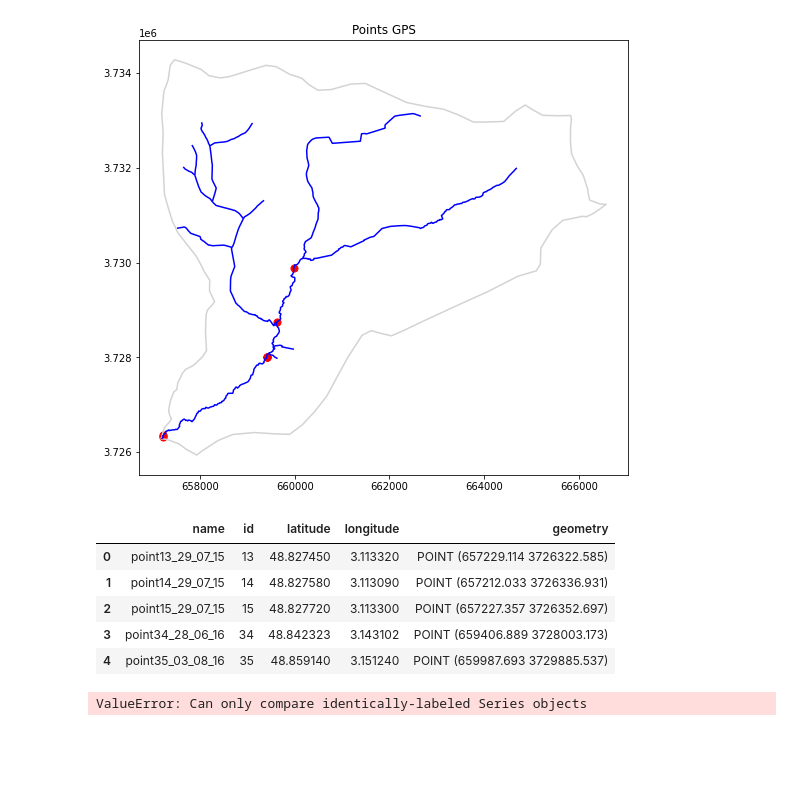
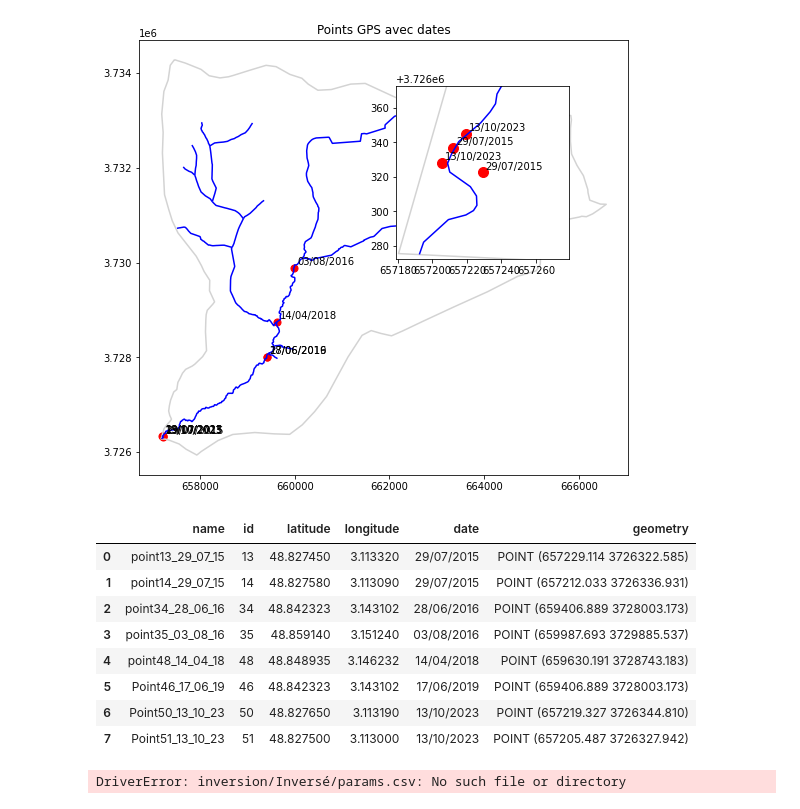
Before and after one commit to Lauredesorgues/MOLONARI_projet_3-, a Jupyter notebook: map/map.ipynb, the cells around one changed output. Drawn from its saved outputs; the diff is of its cells as text; code cells hidden in the pictures; blank space fills up the shorter version.

```diff
--- a/map/map.ipynb
+++ b/map/map.ipynb
@@ -21,58 +21,77 @@ def convert_to_lambert(point):
     transformer = pyproj.Transformer.from_crs(wgs84, lambert93, always_xy=True)
 
     # Effectuer la transformation
     lon, lat = point.x, point.y
     x, y = transformer.transform(lon, lat)
 
     return Point(x, y)
 
 
 # Coordonnées géographiques d'origine
 points_data = [
-    {'name': 'point13_29_07_15', 'id': 13, 'latitude': 48.82745, 'longitude': 3.11332},
-    {'name': 'point14_29_07_15', 'id': 14, 'latitude': 48.82758, 'longitude': 3.11309},
-    {'name': 'point15_29_07_15', 'id': 15, 'latitude': 48.82772, 'longitude': 3.1133},
-    {'name': 'point34_28_06_16', 'id': 34, 'latitude': 48.842323, 'longitude': 3.143102},
-    {'name': 'point35_03_08_16', 'id': 35, 'latitude': 48.85914, 'longitude': 3.15124},
-    {'name': 'point48_14_04_18','id': 48, 'latitude': 48.8489348, 'longitude': 3.1462324},
-    {'name':'Point46_17_06_19','id':46,'latitude': 48.842323, 'longitude': 3.143102},
-    {'name':'Point50_13_10_23','id':50,'latitude': 48.842323, 'longitude': 3.143102},
-    {'name':'Point51_13_10_23','id':51,'latitude': 48.842323, 'longitude': 3.143102}
+    {'name': 'point13_29_07_15', 'id': 13, 'latitude': 48.82745, 'longitude': 3.11332, 'date':"29/07/2015"},
+    {'name': 'point14_29_07_15', 'id': 14, 'latitude': 48.82758, 'longitude': 3.11309, 'date':"29/07/2015"},
+    {'name': 'point34_28_06_16', 'id': 34, 'latitude': 48.842323, 'longitude': 3.143102, 'date':"28/06/2016"},
+    {'name': 'point35_03_08_16', 'id': 35, 'latitude': 48.85914, 'longitude': 3.15124, 'date':"03/08/2016"},
+    {'name': 'point48_14_04_18','id': 48, 'latitude': 48.8489348, 'longitude': 3.1462324, 'date':"14/04/2018"},
+    {'name': 'Point46_17_06_19','id':46,'latitude': 48.842323, 'longitude': 3.143102, 'date':"17/06/2019"},
+    {'name': 'Point50_13_10_23','id':50,'latitude': 48.82765, 'longitude': 3.11319, 'date':"13/10/2023"},
+    {'name': 'Point51_13_10_23','id':51,'latitude': 48.82750, 'longitude': 3.11300, 'date':"13/10/2023"}
 ]
 
 # Créer un GeoDataFrame à partir des coordonnées géographiques
 gdf = gpd.GeoDataFrame(points_data, geometry=[Point(xy) for xy in zip([point['longitude'] for point in points_data], [point['latitude'] for point in points_data])])
 
 # Convertir les coordonnées en Lambert 93
 gdf['geometry'] = gdf['geometry'].apply(convert_to_lambert)
-
-
 
 # Charger une carte de fond (vous pouvez utiliser votre propre carte si vous le souhaitez)
 bv = gpd.read_file('limites_avenelles_l3.shp')
 river=gpd.read_file('reseau_hydraugraphique_l3.shp')
 
 # Ploter les points sur la carte de fond
 fig, ax = plt.subplots(figsize=(10, 8))
 bv.plot(ax=ax, color='lightgray')
 river.plot(ax=ax,color='blue')
 gdf.plot(ax=ax, marker='o', color='red', markersize=50)
-plt.title('Points GPS')
+
+#Afficher le name des points
+for x, y, label in zip(gdf.geometry.x, gdf.geometry.y, gdf['date']):
+    ax.annotate(label, xy=(x, y), xytext=(3, 3), textcoords="offset points")
+
+plt.title('Points GPS avec dates')
+
+# Créer un inset pour le zoom
+ax_inset = plt.axes([0.5, 0.5, 0.3, 0.3])  # Les arguments sont [left, bottom, width, height] en fractions de la figure
+bv.plot(ax=ax_inset, color='lightgray')
+river.plot(ax=ax_inset,color='blue')
+gdf.plot(ax=ax_inset, marker='o', color='red', markersize=100)
+#Afficher le name des points
+for x, y, label in zip(gdf.geometry.x, gdf.geometry.y, gdf['date']):
+    ax_inset.annotate(label, xy=(x, y), xytext=(3, 3), textcoords="offset points")
+
+
+# Faire un zoom sur les points qui se superposent dans l'inset
+zoom_level = 50  # Ajuster en fonction de la taille de la zone que vous voulez afficher
+ax_inset.set_xlim(657229.114 - zoom_level, 657229.114 + zoom_level)
+ax_inset.set_ylim(3726322.585 - zoom_level, 3726322.585 + zoom_level)
+
 plt.show()
 # %% [output]
-[figure, old version]
+[figure, new version]
 # %%
-gdf.head()
+gdf
 # %% [output]
-|  | name | id | latitude | longitude | geometry |
-| 0 | point13_29_07_15 | 13 | 48.827450 | 3.113320 | POINT (657229.114 3726322.585) |
-| 1 | point14_29_07_15 | 14 | 48.827580 | 3.113090 | POINT (657212.033 3726336.931) |
-| 2 | point15_29_07_15 | 15 | 48.827720 | 3.113300 | POINT (657227.357 3726352.697) |
-| 3 | point34_28_06_16 | 34 | 48.842323 | 3.143102 | POINT (659406.889 3728003.173) |
-| 4 | point35_03_08_16 | 35 | 48.859140 | 3.151240 | POINT (659987.693 3729885.537) |
+|  | name | id | latitude | longitude | date | geometry |
+| 0 | point13_29_07_15 | 13 | 48.827450 | 3.113320 | 29/07/2015 | POINT (657229.114 3726322.585) |
+| 1 | point14_29_07_15 | 14 | 48.827580 | 3.113090 | 29/07/2015 | POINT (657212.033 3726336.931) |
+| 2 | point34_28_06_16 | 34 | 48.842323 | 3.143102 | 28/06/2016 | POINT (659406.889 3728003.173) |
+| 3 | point35_03_08_16 | 35 | 48.859140 | 3.151240 | 03/08/2016 | POINT (659987.693 3729885.537) |
+| 4 | point48_14_04_18 | 48 | 48.848935 | 3.146232 | 14/04/2018 | POINT (659630.191 3728743.183) |
+| 5 | Point46_17_06_19 | 46 | 48.842323 | 3.143102 | 17/06/2019 | POINT (659406.889 3728003.173) |
+| 6 | Point50_13_10_23 | 50 | 48.827650 | 3.113190 | 13/10/2023 | POINT (657219.327 3726344.810) |
+| 7 | Point51_13_10_23 | 51 | 48.827500 | 3.113000 | 13/10/2023 | POINT (657205.487 3726327.942) |
 # %%
-params = pd.read_csv('/Users/marcoul/Desktop/Mines_2A/Molonari/MOLONARI_projet_3-/inversion/Inversé/params.csv',sep=',')
+params = gpd.read_file('inversion/Inversé/params.csv',sep=',', index_col=0)
+# %% [output]
+DriverError: inversion/Inversé/params.csv: No such file or directory
-# %%
-params[params['id'] == gdf['id']]
-# %% [output]
-ValueError: Can only compare identically-labeled Series objects
```
Also changed, not shown: parts of 3 cells of this notebook.
